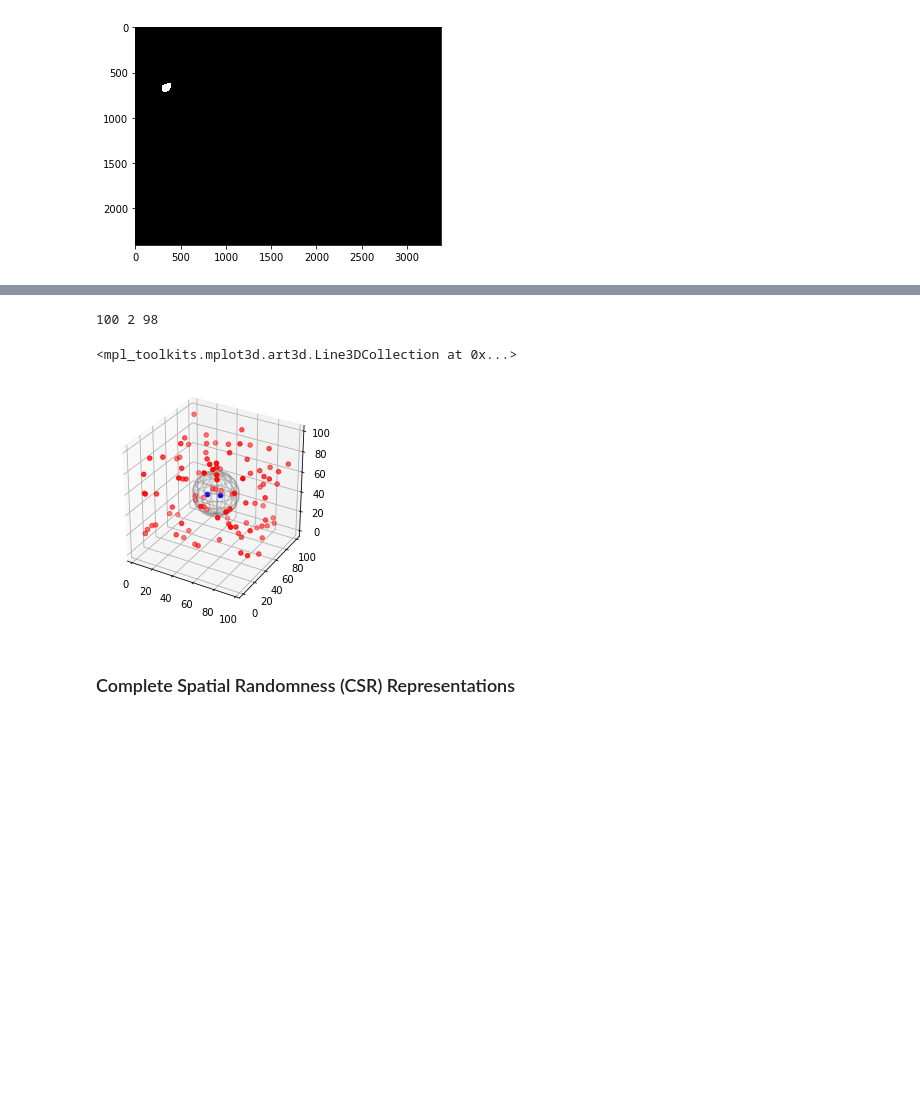
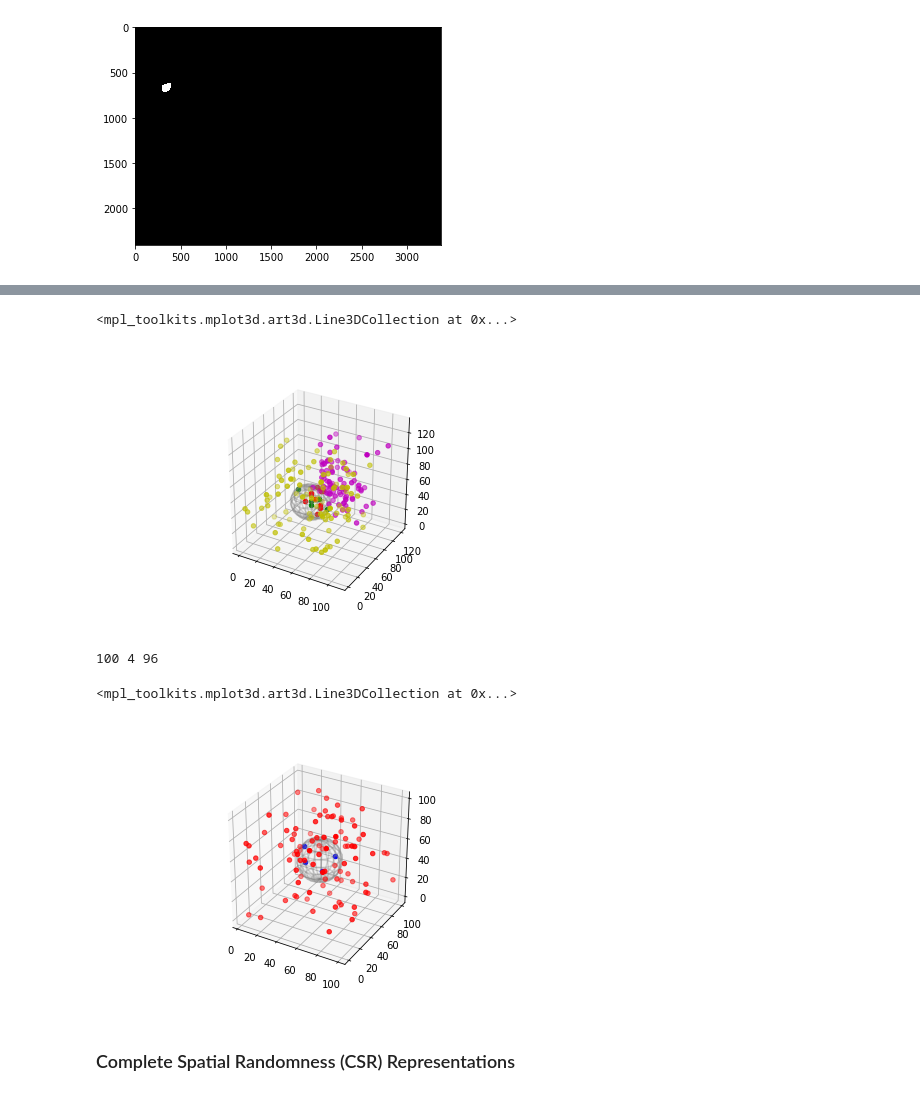
Before and after one commit to dkermany/mdspacer, a Jupyter notebook: ipynb/confocal_3D/Spatial3D.ipynb, the cells around one changed output, grey strips where cells are left out. Drawn from its saved outputs; the diff is of its cells as text; code cells hidden in the pictures; blank space fills up the shorter version.

Commit message:
Began adding multivariate ripley

```diff
--- a/ipynb/confocal_3D/Spatial3D.ipynb
+++ b/ipynb/confocal_3D/Spatial3D.ipynb
@@ -354,18 +456,61 @@ class Ripley():
-# %%
-test_random_points = stats.uniform.rvs(0, 100, (100,3))
-test_tree = spatial.cKDTree(test_random_points)
-idx_in = test_tree.query_ball_point((50,50,50),20)
-
-idx_out = np.ones(len(test_random_points), bool)
-idx_out[idx_in] = 0
-
-pts_inside_radius = test_random_points[idx_in]
-pts_outside_radius = test_random_points[idx_out]
-
-print(len(test_random_points), len(pts_inside_radius), len(pts_outside_radius))
-# %% [output]
-100 2 98
+# %%
+### Visualize Multivariate Points Within Sphere
+random_DTC = stats.uniform.rvs(loc=0, scale=100, size=(100,3))
+random_NG2 = stats.skewnorm.rvs(a=4, loc=50, scale=25, size=(100,3))
+
+DTC_tree = spatial.cKDTree(random_DTC)
+NG2_tree = spatial.cKDTree(random_NG2)
+
+DTC_idx_in = DTC_tree.query_ball_point((50,50,50), 20)
+NG2_idx_in = NG2_tree.query_ball_point((50,50,50), 20)
+
+DTC_idx_out = np.ones(len(random_DTC), bool); DTC_idx_out[DTC_idx_in] = 0
+NG2_idx_out = np.ones(len(random_NG2), bool); NG2_idx_out[NG2_idx_in] = 0
+
+DTC_inside, DTC_outside = random_DTC[DTC_idx_in], random_DTC[DTC_idx_out]
+NG2_inside, NG2_outside = random_NG2[NG2_idx_in], random_NG2[NG2_idx_out]
+
+DTC_ix, DTC_ox = DTC_inside[:, 0], DTC_outside[:, 0]
+DTC_iy, DTC_oy = DTC_inside[:, 1], DTC_outside[:, 1]
+DTC_iz, DTC_oz = DTC_inside[:, 2], DTC_outside[:, 2]
+
+NG2_ix, NG2_ox = NG2_inside[:, 0], NG2_outside[:, 0]
+NG2_iy, NG2_oy = NG2_inside[:, 1], NG2_outside[:, 1]
+NG2_iz, NG2_oz = NG2_inside[:, 2], NG2_outside[:, 2]
+
+fig = plt.figure()
+ax = fig.add_subplot(projection='3d')
+set_aspect_ratio_equal(ax)
+ax.scatter(DTC_ix,DTC_iy,DTC_iz, color="g",marker="o", depthshade=0)
+ax.scatter(DTC_ox,DTC_oy,DTC_oz,color="y",marker="o", depthshade=1)
+ax.scatter(NG2_ix,NG2_iy,NG2_iz, color="r",marker="o", depthshade=0)
+ax.scatter(NG2_ox,NG2_oy,NG2_oz,color="m",marker="o", depthshade=1)
+
+scale = 20
+# draw sphere
+u, v = np.mgrid[0:2*np.pi:20j, 0:np.pi:10j]
+cx = scale*np.cos(u)*np.sin(v)+50
+cy = scale*np.sin(u)*np.sin(v)+50
+cz = scale*np.cos(v)+50
+ax.plot_wireframe(cx, cy, cz, color="gray", alpha=0.3)
+# %% [output]
+<mpl_toolkits.mplot3d.art3d.Line3DCollection at 0x...>
+[figure, added]
 # %%
+### Visualize Univariate Points Within Sphere
+
+test_random_points = stats.uniform.rvs(0, 100, (100,3))
+test_tree = spatial.cKDTree(test_random_points)
+idx_in = test_tree.query_ball_point((50,50,50),20)
+
+idx_out = np.ones(len(test_random_points), bool)
+idx_out[idx_in] = 0
+
+pts_inside_radius = test_random_points[idx_in]
+pts_outside_radius = test_random_points[idx_out]
+
+print(len(test_random_points), len(pts_inside_radius), len(pts_outside_radius))
+
 ix, ox = pts_inside_radius[:, 0], pts_outside_radius[:, 0]
 iy, oy = pts_inside_radius[:, 1], pts_outside_radius[:, 1]
 iz, oz = pts_inside_radius[:, 2], pts_outside_radius[:, 2]
@@ -385,8 +530,9 @@ cy = scale*np.sin(u)*np.sin(v)+50
 cz = scale*np.cos(v)+50
 ax.plot_wireframe(cx, cy, cz, color="gray", alpha=0.3)
 # %% [output]
-<mpl_toolkits.mplot3d.art3d.Line3DCollection at 0x...>
+100 4 96
+<mpl_toolkits.mplot3d.art3d.Line3DCollection at 0x...>
-[figure, old version]
+[figure, new version]
 # %%
 # For this rectangular test case, volume_mask is just an array of ones
 volume_mask = np.ones((100, 100, 100))
```
Also changed, not shown: parts of 12 cells of this notebook.
